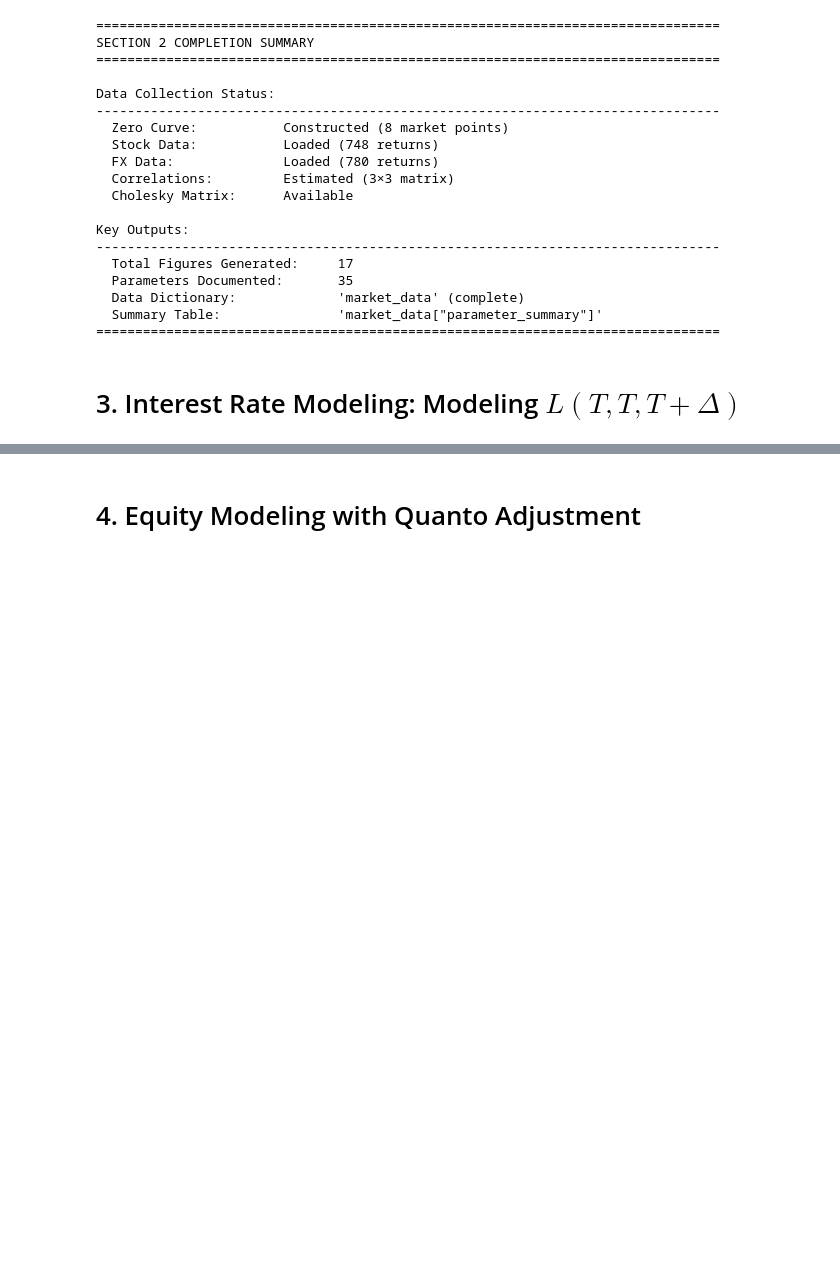
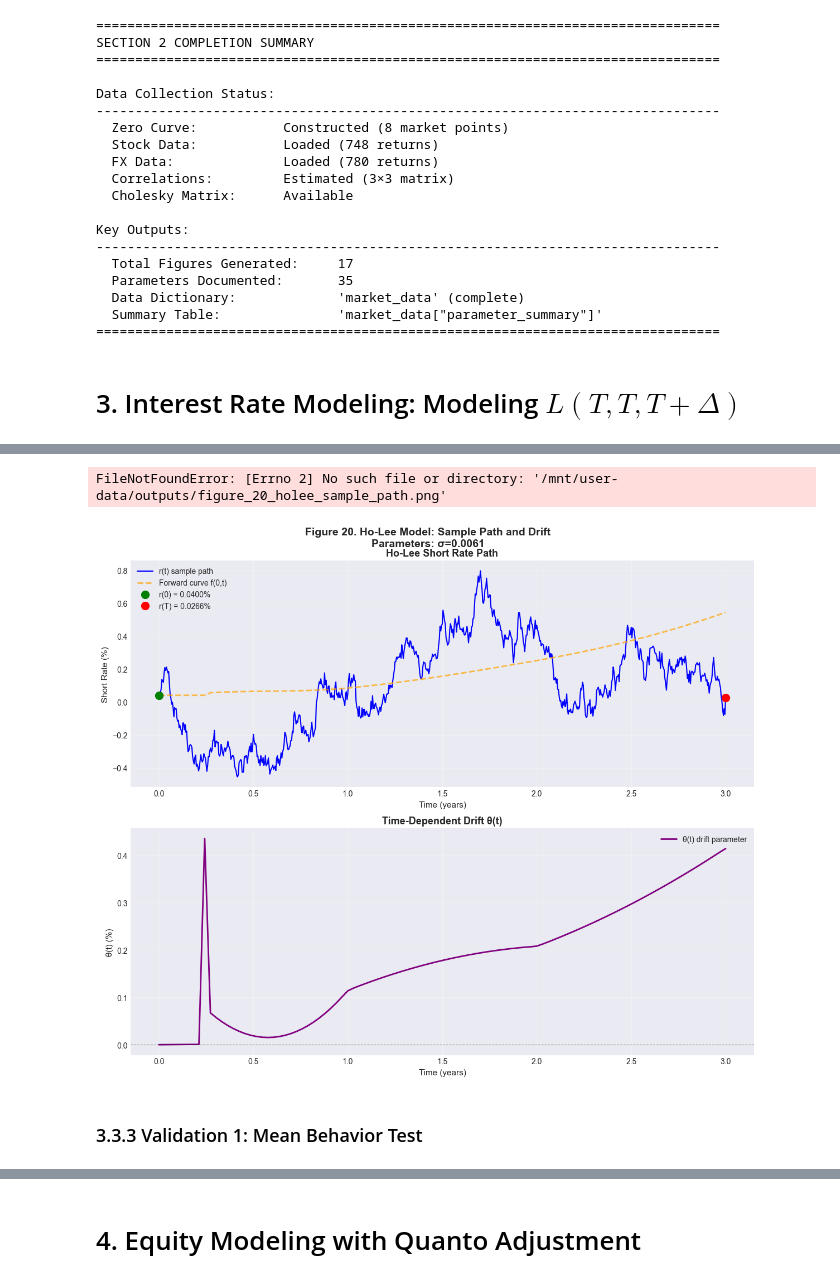
Before and after one commit to DeBiao-NoBug/structured-product-final-project, a Jupyter notebook: report/pricing_report_v1.ipynb, the cells around one changed output, grey strips where cells are left out. Drawn from its saved outputs; the diff is of its cells as text; code cells hidden in the pictures; blank space fills up the shorter version.

```diff
--- a/report/pricing_report_v1.ipynb
+++ b/report/pricing_report_v1.ipynb
@@ -3333,0 +4862,70 @@ Key Outputs:
+# %%
+# ================================================================================
+# FIGURE: HO-LEE SAMPLE PATH AND DRIFT
+# ================================================================================
+
+fig, (ax1, ax2) = plt.subplots(2, 1, figsize=(12, 10))
+
+# --------------------------------------------------------------------------------
+# Subplot 1: Short Rate Path
+# --------------------------------------------------------------------------------
+
+# Plot sample path
+ax1.plot(times_HL, rates_HL * 100, 'b-', linewidth=1.5, label='r(t) sample path')
+
+# Plot forward curve for comparison
+forward_times = np.linspace(0, T_sim, 100)
+forward_curve = [get_forward_rate(t) * 100 for t in forward_times]
+ax1.plot(forward_times, forward_curve, 'orange', linestyle='--', linewidth=2,
+         label='Forward curve f(0,t)', alpha=0.7)
+
+# Mark initial and final rates
+ax1.plot(0, rates_HL[0] * 100, 'go', markersize=10,
+         label=f'r(0) = {rates_HL[0]*100:.4f}%', zorder=5)
+ax1.plot(T_sim, rates_HL[-1] * 100, 'ro', markersize=10,
+         label=f'r(T) = {rates_HL[-1]*100:.4f}%', zorder=5)
+
+ax1.set_xlabel('Time (years)', fontsize=11)
+ax1.set_ylabel('Short Rate (%)', fontsize=11)
+ax1.set_title('Ho-Lee Short Rate Path', fontsize=13, fontweight='bold')
+ax1.legend(loc='best', fontsize=10)
+ax1.grid(True, alpha=0.3)
+
+# --------------------------------------------------------------------------------
+# Subplot 2: Drift Parameter θ(t)
+# --------------------------------------------------------------------------------
+
+# Calculate θ(t) over time
+theta_times = np.linspace(0, T_sim, 100)
+theta_values = [theta_HoLee(t, sigma_HL, get_forward_rate) * 100 for t in theta_times]
+
+ax2.plot(theta_times, theta_values, 'purple', linewidth=2, label='θ(t) drift parameter')
+ax2.axhline(y=0, color='k', linestyle='--', linewidth=0.8, alpha=0.5)
+
+ax2.set_xlabel('Time (years)', fontsize=11)
+ax2.set_ylabel('θ(t) (%)', fontsize=11)
+ax2.set_title('Time-Dependent Drift θ(t)', fontsize=13, fontweight='bold')
+ax2.legend(loc='best', fontsize=10)
+ax2.grid(True, alpha=0.3)
+
+plt.tight_layout()
+
+# Update figure counter
+fig_num = global_figure_counter
+global_figure_counter += 1
+
+plt.suptitle(f'Figure {fig_num}. Ho-Lee Model: Sample Path and Drift\n' +
+             f'Parameters: σ={sigma_HL:.4f}',
+             fontsize=14, fontweight='bold', y=1.00)
+plt.subplots_adjust(top=0.94)
+
+plt.savefig(f'/mnt/user-data/outputs/figure_{fig_num}_holee_sample_path.png',
+            dpi=300, bbox_inches='tight')
+plt.show()
+
+print(f"\n✓ Figure {fig_num} saved: Ho-Lee Sample Path and Drift")
+# %% [output]
+FileNotFoundError: [Errno 2] No such file or directory: '/mnt/user-data/outputs/figure_20_holee_sample_path.png'
+[figure, added]
+# %% [markdown]
+### 3.3.3 Validation 1: Mean Behavior Test
```
Also changed, not shown: parts of 47 cells of this notebook, 1 other file.
